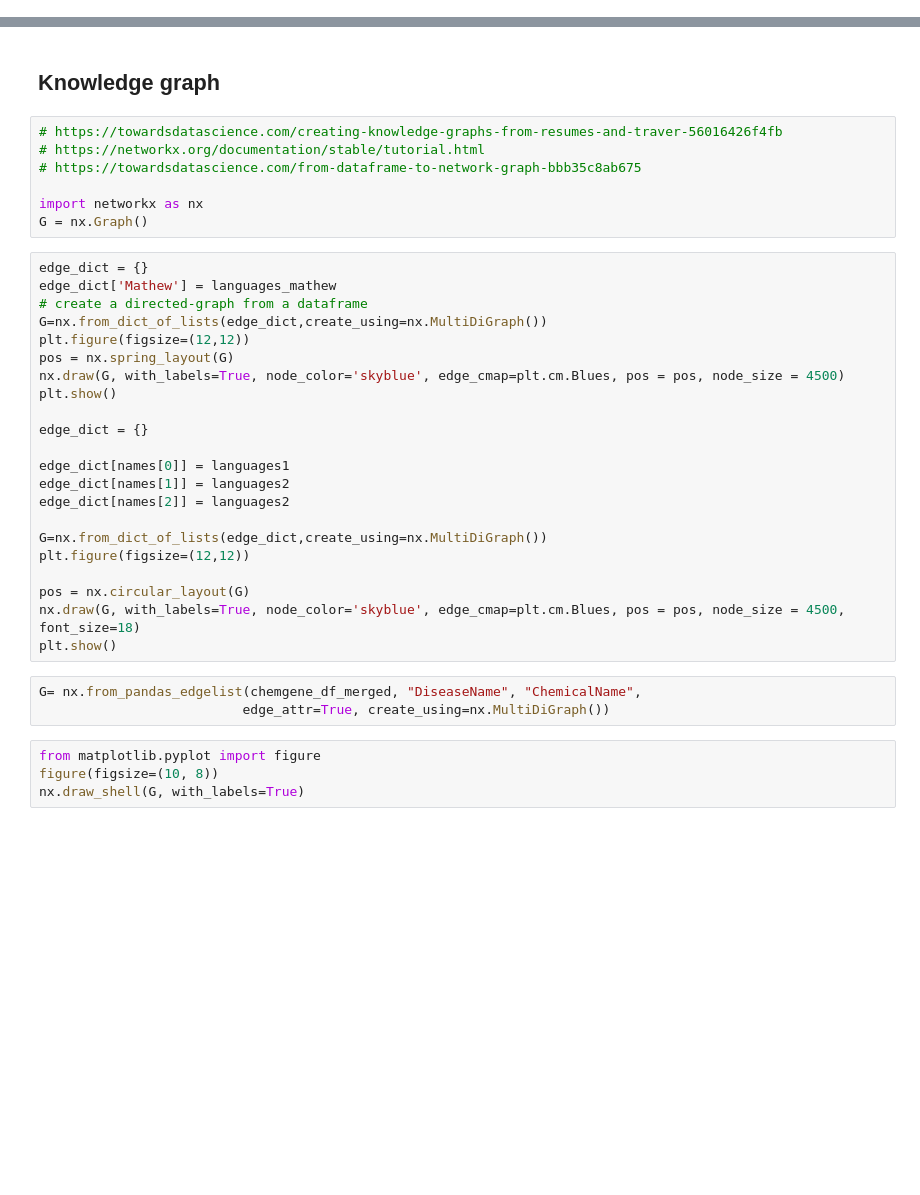
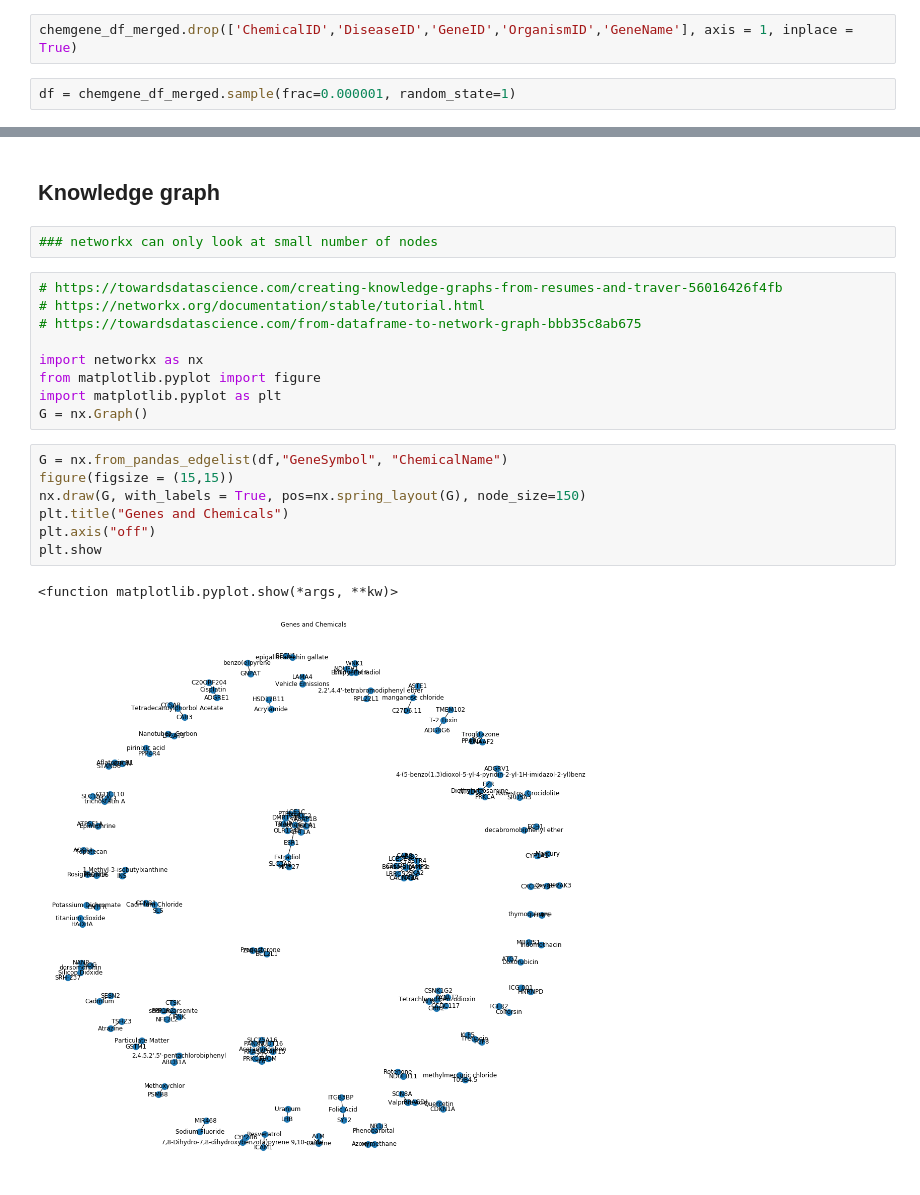
Before and after one commit to xin-gu/IU_PRIDE-Parkinson-s-Research-through-Integrative-Data-Experiments, a Jupyter notebook: PRIDE.ipynb, the cells around one changed output, grey strips where cells are left out. Drawn from its saved outputs; the diff is of its cells as text; blank space fills up the shorter version.

```diff
--- a/PRIDE.ipynb
+++ b/PRIDE.ipynb
@@ -252,0 +342,4 @@ chemgene_df_merged.head()
+# %%
+chemgene_df_merged.drop(['ChemicalID','DiseaseID','GeneID','OrganismID','GeneName'], axis = 1, inplace = True)
+# %%
+df = chemgene_df_merged.sample(frac=0.000001, random_state=1)
@@ -253,38 +357,23 @@ chemgene_df_merged.head()
 # %% [markdown]
 ## Knowledge graph
+# %%
+### networkx can only look at small number of nodes
 # %%
 # https://towardsdatascience.com/creating-knowledge-graphs-from-resumes-and-traver-56016426f4fb
 # https://networkx.org/documentation/stable/tutorial.html
 # https://towardsdatascience.com/from-dataframe-to-network-graph-bbb35c8ab675
 
 import networkx as nx
+from matplotlib.pyplot import figure
+import matplotlib.pyplot as plt
 G = nx.Graph()
-# %%
-edge_dict = {}
-edge_dict['Mathew'] = languages_mathew
-# create a directed-graph from a dataframe
-G=nx.from_dict_of_lists(edge_dict,create_using=nx.MultiDiGraph())
-plt.figure(figsize=(12,12))
-pos = nx.spring_layout(G)
-nx.draw(G, with_labels=True, node_color='skyblue', edge_cmap=plt.cm.Blues, pos = pos, node_size = 4500)
-plt.show()
-
-edge_dict = {}
-
-edge_dict[names[0]] = languages1
-edge_dict[names[1]] = languages2
-edge_dict[names[2]] = languages2
-
-G=nx.from_dict_of_lists(edge_dict,create_using=nx.MultiDiGraph())
-plt.figure(figsize=(12,12))
-
-pos = nx.circular_layout(G)
-nx.draw(G, with_labels=True, node_color='skyblue', edge_cmap=plt.cm.Blues, pos = pos, node_size = 4500, font_size=18)
-plt.show()
-# %%
-G= nx.from_pandas_edgelist(chemgene_df_merged, "DiseaseName", "ChemicalName",
-                          edge_attr=True, create_using=nx.MultiDiGraph())
-# %%
-from matplotlib.pyplot import figure
-figure(figsize=(10, 8))
-nx.draw_shell(G, with_labels=True)
+# %%
+G = nx.from_pandas_edgelist(df,"GeneSymbol", "ChemicalName")
+figure(figsize = (15,15))
+nx.draw(G, with_labels = True, pos=nx.spring_layout(G), node_size=150)
+plt.title("Genes and Chemicals")
+plt.axis("off")
+plt.show
+# %% [output]
+<function matplotlib.pyplot.show(*args, **kw)>
+[figure, added]
```
Also changed, not shown: parts of 13 cells of this notebook.
